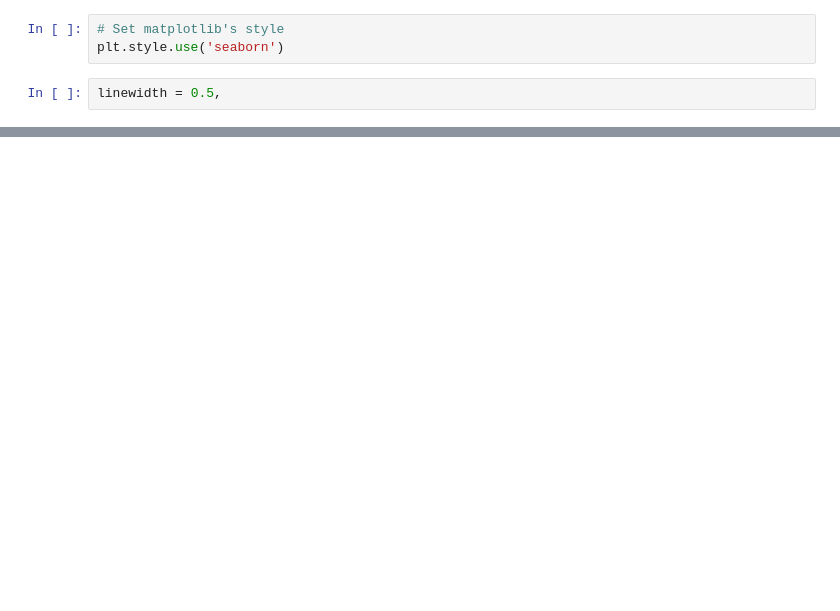
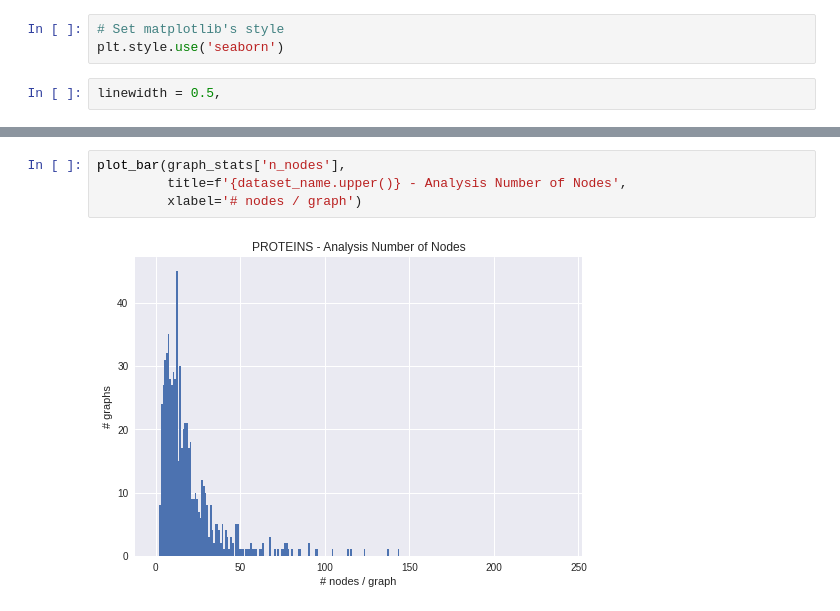
Before and after one commit to CheshireCat12/graph-matching-gnn-reduction, a Jupyter notebook: graph_analysis/notebooks/analysis_stats.ipynb, the cells around one changed output, grey strips where cells are left out. Drawn from its saved outputs; the diff is of its cells as text; blank space fills up the shorter version.

```diff
--- a/graph_analysis/notebooks/analysis_stats.ipynb
+++ b/graph_analysis/notebooks/analysis_stats.ipynb
@@ -108,0 +106,6 @@ Median max degrees: 4.0
+# %%
+plot_bar(graph_stats['n_nodes'],
+         title=f'{dataset_name.upper()} - Analysis Number of Nodes',
+         xlabel='# nodes / graph')
+# %% [output]
+[figure, added]
```
Also changed, not shown: parts of 13 cells of this notebook, 4 other files.
